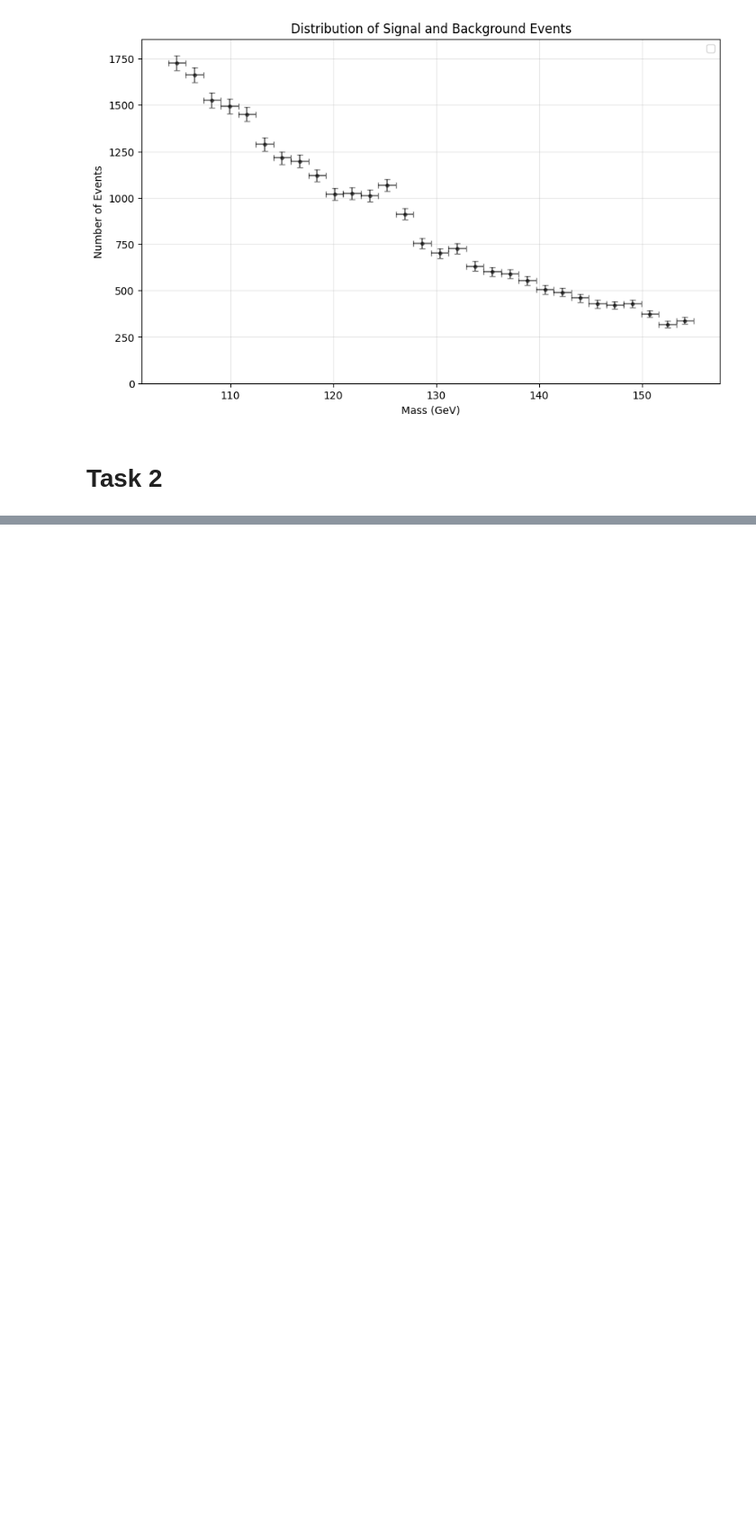
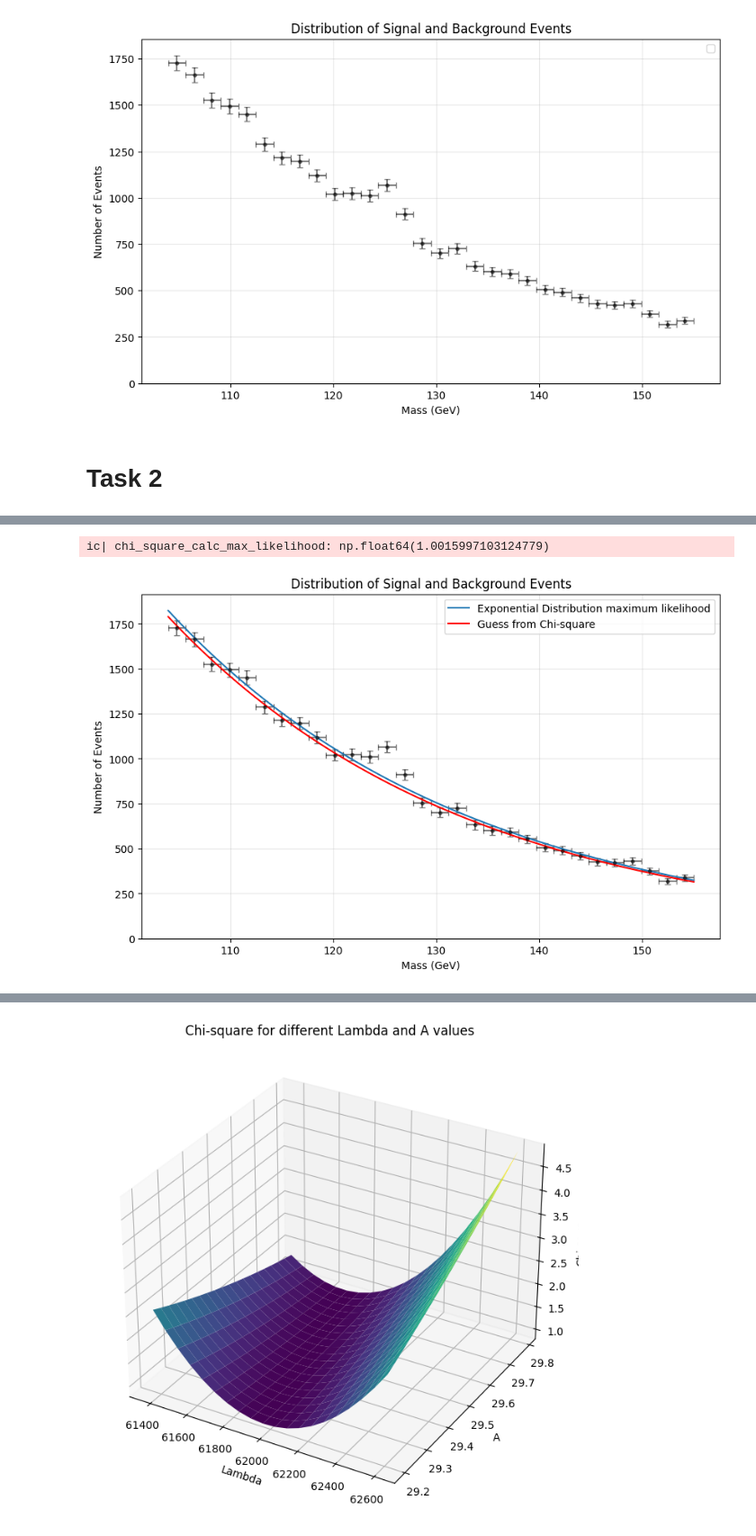
Before and after one commit to Trap101/group_stat_project_2025, a Jupyter notebook: main.ipynb, the cells around one changed output, grey strips where cells are left out. Shown at 90% size. Cells and saved outputs as stored; diff of their text form; code cells hidden in the pictures; blank space fills up the shorter version.

```diff
--- a/main.ipynb
+++ b/main.ipynb
@@ -156,0 +214,14 @@ display(fig)
+# %%
+
+LAMBDA, A, chi_square_values = load_chi_square_values()
+A_chi, lamb_chi, chi_min = load_min_values()
+chi_square_calc_max_likelihood = chi_square(bin_edges, amplitude_values, A_estimate_max_likelihood, lamb_estimate_max_likelihood)
+ic(chi_square_calc_max_likelihood)
+# plot these value on the graph
+ax.plot(x_fine, exponential_distribution(x_fine, A_chi, lamb_chi), 'r', label='Guess from Chi-square')
+ax.legend()
+display(fig)
+plot_chi_square_surface(LAMBDA, A, chi_square_values)
+# %% [output]
+ic| chi_square_calc_max_likelihood: np.float64(1.0015997103124779)
+[figure, added]
@@ -156,0 +230 @@ display(fig)
+[figure, added]
```
Also changed, not shown: parts of 18 cells of this notebook, 4 other files.
